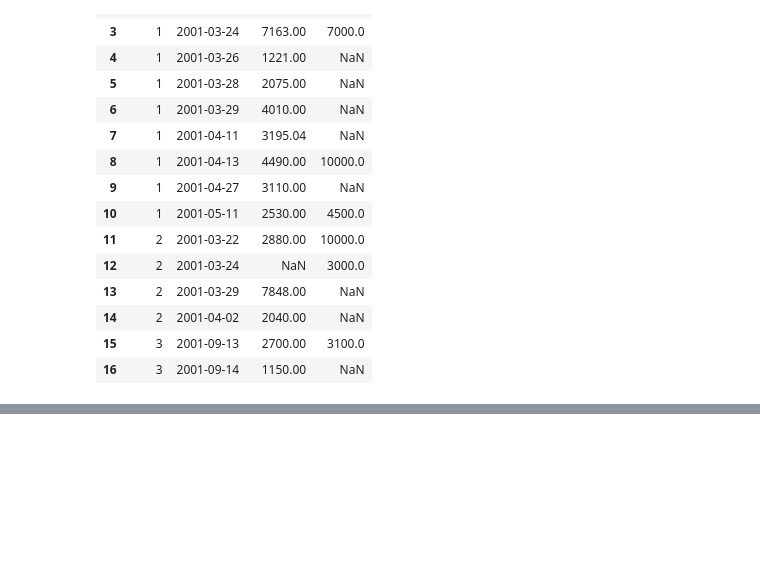
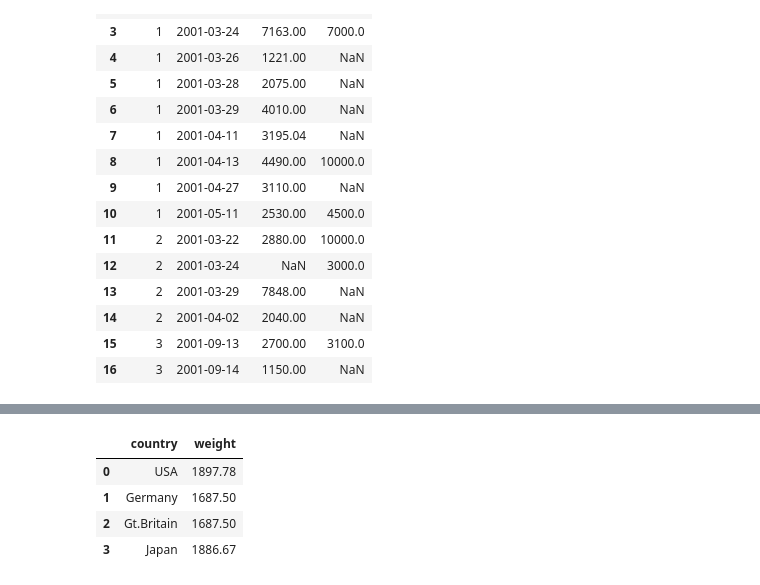
Before and after one commit to Kedrynez/Tasks-from-the-sql-ex.ru, a Jupyter notebook: sql_postgres_in_colab.ipynb, the cells around one changed output, grey strips where cells are left out. Drawn from its saved outputs; the diff is of its cells as text; code cells hidden in the pictures; blank space fills up the shorter version.

```diff
--- a/sql_postgres_in_colab.ipynb
+++ b/sql_postgres_in_colab.ipynb
@@ -665,0 +715,23 @@ select(sql)
+# %%
+sql='''Select country, cast(avg(power(bore,3)/2) AS numeric(10,2)) weight
+from
+	(select country, bore, name
+	from Classes c
+		left join Ships s on c.class = s.class
+union all
+	select distinct country, bore, ship
+	from Classes c
+		left join Outcomes o on o.ship = c.class
+	where ship NOT IN (select name from Ships)
+	) t1
+where name is not null
+group by country
+'''
+# %%
+select(sql)
+# %% [output]
+|  | country | weight |
+| 0 | USA | 1897.78 |
+| 1 | Germany | 1687.50 |
+| 2 | Gt.Britain | 1687.50 |
+| 3 | Japan | 1886.67 |
```
Also changed, not shown: parts of 9 cells of this notebook.
